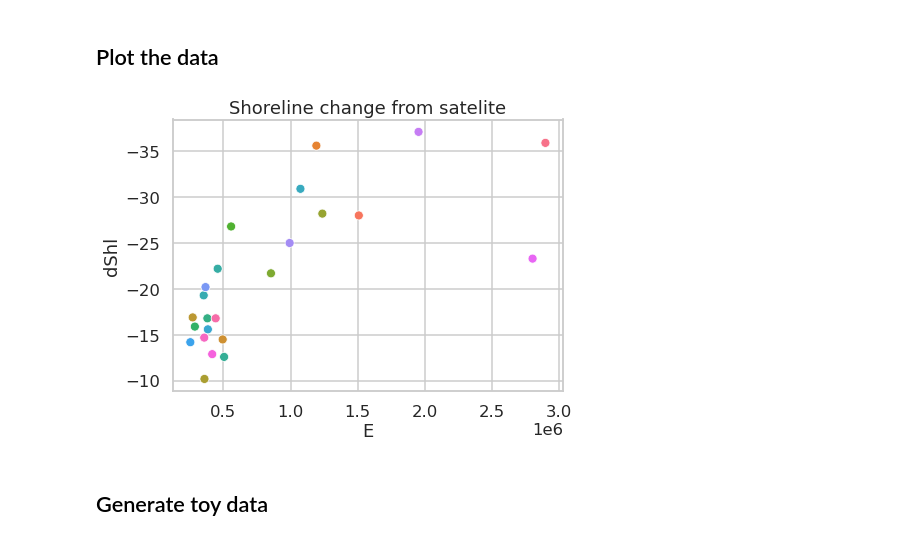
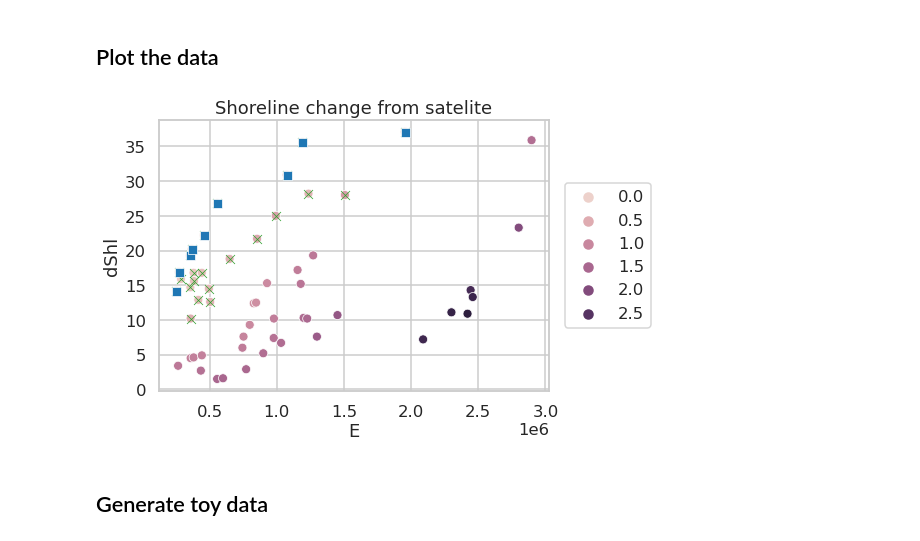
Before and after one commit to simmonsja/bayes-lr-shoreline, a Jupyter notebook: 02_numpyro_analysis.ipynb, the cells around one changed output. Saved outputs shown, nothing was run; the diff lists cells and outputs as text; code cells hidden in the pictures.

Commit message:
pareto fit done

```diff
--- a/02_numpyro_analysis.ipynb
+++ b/02_numpyro_analysis.ipynb
@@ -168,34 +192,46 @@ shlData
 # %%
 # clean the data
+# plotData = shlData.dropna().copy()
+# plotData = plotData.loc[(plotData['E']>250000) & (plotData['Shoreline']<-5)]
+# plotData = plotData.drop(plotData.index[(plotData['E']>600000) & (plotData['Shoreline']>-20)])
+
+paretoThresh = 0.75
+
 plotData = shlData.dropna().copy()
-plotData = plotData.loc[(plotData['E']>250000) & (plotData['Shoreline']<-5)]
-plotData = plotData.drop(plotData.index[(plotData['E']>600000) & (plotData['Shoreline']>-20)])
+plotData.loc[:,'Shoreline'] = -plotData['Shoreline']
+# some basic reduction of clearly dodgy data
+plotData = plotData.loc[(plotData['E']>0.25e6)&(plotData['Shoreline']>1),:]
+plotData = find_pareto_front(plotData)
 
-x, y = plotData['E'].values, -plotData['Shoreline'].values
+cleanData = plotData.copy()
+cleanData = cleanData.loc[cleanData['paretoDistance']<paretoThresh,:]
+x, y = cleanData['E'].values, cleanData['Shoreline'].values
 
 # and trasnform to logspace
 x_log = np.log(x)
 y_log = np.log(y)
 
 log_scale=False
 fig = plt.figure(figsize=(7, 5))
 ax1 = fig.add_subplot(111)
 
-sns.scatterplot(x='E',y='Shoreline',hue='preDate',data=plotData,ax=ax1)
+sns.scatterplot(x='E',y='Shoreline',hue='paretoDistance',data=plotData,ax=ax1)
+sns.scatterplot(x='E',y='Shoreline',color='C2',marker='x',data=plotData.loc[plotData['paretoDistance']<paretoThresh,:],ax=ax1)
+sns.scatterplot(x='E',y='Shoreline',color='C0',marker='s',data=plotData.loc[plotData['pareto'].astype(bool),:],ax=ax1)
 
 ax1.set_xlabel('E')
 ax1.set_ylabel('dShl')
-ax1.invert_yaxis()
+# ax1.invert_yaxis()
 # change axes to log - log scale
 if log_scale:
     plt.xscale('log')
     plt.yscale('log')
 plt.title('Shoreline change from satelite')
 ax1.get_legend().remove()
-# plt.legend(loc='center', bbox_to_anchor=(1.5,0.5))
+plt.legend(loc='center', bbox_to_anchor=(1.15,0.5))
 plt.show()
 # %% [output]
-[figure, old version]
+[figure, new version]
 # %% [markdown]
 ## Generate toy data
 # %%
```
Also changed, not shown: parts of 13 cells of this notebook.
